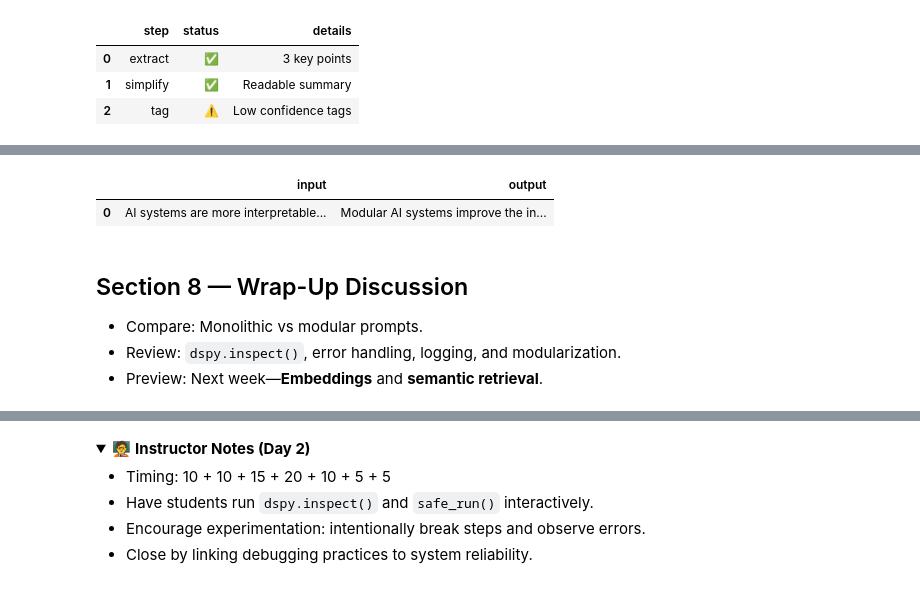
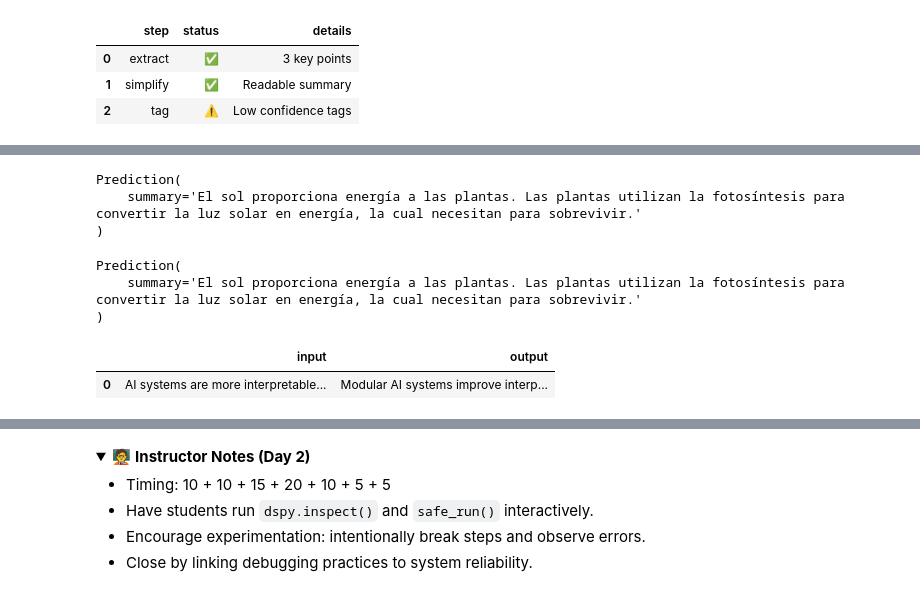
Before and after one commit to tulane-intro-ai-engineering/main, a Jupyter notebook: lectures/pipeline_lecture.ipynb, the cells around one changed output, grey strips where cells are left out. Saved outputs shown, nothing was run; the diff lists cells and outputs as text; code cells hidden in the pictures; folded sections open.

Commit message:
group exercise; more dspy examples

```diff
--- a/lectures/pipeline_lecture.ipynb
+++ b/lectures/pipeline_lecture.ipynb
@@ -476,14 +549,27 @@ pd.DataFrame(trace)
 | 1 | simplify | ✅ | Readable summary |
 | 2 | tag | ⚠️ | Low confidence tags |
 # %%
-# @title Using Classes with dspy
-class Sentiment(dspy.Module):
+# @title Using Classes with dspy.Module
+# here, we wrap our pipeline in a class called SummarizerModule
+# In the constructor (__init__), we create three dspy Predict objects
+# for the three stages of our pipeline.
+
+# Then, we implement the forward function, which runs the pipeline
+# and returns the results.
+class SummarizerModule(dspy.Module):
     def __init__(self):
-        self.predict = dspy.Predict("sentence -> sentiment:bool")
-    def forward(self, sentence):
-        return self.predict(sentence=sentence)
+      self.extract = dspy.Predict("article -> key_points")
+      self.simplify = dspy.Predict("key_points -> summary")
+      self.tag = dspy.Predict("summary -> tags: list[str]")
 
-module = Sentiment()
-print(module("This class is awesome!"))
-dspy.inspect_history(n=1)
+    def forward(self, article):
+      key_points = self.extract(article=article).key_points
+      summary = self.simplify(key_points=key_points).summary
+      tags = self.tag(summary=summary).tags
+      return summary, tags
+
+summarizer = SummarizerModule()
+summary, tags = summarizer(article="The sun provides energy for plants. Plants use photosynthesis to convert sun into energy. Plants need energy to survive")
+print('summary=', summary)
+print('tags=', tags)
 # %% [output]
@@ -540,19 +578,42 @@ The sun serves as the main energy source for plants, which rely on photosynthesi
+# %%
+# @title Customizing instructions in dspy using the Signature class.
+# We add an additional parameter `instructions`.
+spanish_summarizer = dspy.Predict(
+                        dspy.Signature("article -> summary",
+                        instructions='Summarize the article in Spanish'))
+
+print(spanish_summarizer(article="The sun provides energy for plants. Plants use photosynthesis to convert sun into energy. Plants need energy to survive"))
+# dspy.inspect_history(1)
+# %% [output]
+Prediction(
+    summary='El sol proporciona energía a las plantas. Las plantas utilizan la fotosíntesis para convertir la luz solar en energía, la cual necesitan para sobrevivir.'
+)
+# %%
+#@title Same thing, but defining fields explicitly as class attributes.
+class SpanishSummarizer(dspy.Signature):
+  """
+  Summarize the article in Spanish
+  """
+  article: str = dspy.InputField()
+  summary: str = dspy.OutputField()
+
+spanish_summarizer2 = dspy.Predict(SpanishSummarizer)
+print(spanish_summarizer(article="The sun provides energy for plants. Plants use photosynthesis to convert sun into energy. Plants need energy to survive"))
+# %% [output]
+Prediction(
+    summary='El sol proporciona energía a las plantas. Las plantas utilizan la fotosíntesis para convertir la luz solar en energía, la cual necesitan para sobrevivir.'
+)
 # %%
 # @title logging steps
+import pandas as pd
+pd.set_option("display.max_colwidth", None)  # don't truncate/wrap long text
+
 logs = []
 article = "AI systems are more interpretable when modular."
-summary = module(article)
+summary, tags = summarizer(article)
 logs.append({"input": article, "output": summary})
 
-import pandas as pd
 pd.DataFrame(logs)
 # %% [output]
 |  | input | output |
-| 0 | AI systems are more interpretable... | Modular AI systems improve the in... |
+| 0 | AI systems are more interpretable... | Modular AI systems improve interp... |
-# %% [markdown]
-
-## Section 8 — Wrap-Up Discussion
-
-- Compare: Monolithic vs modular prompts.
-- Review: `dspy.inspect()`, error handling, logging, and modularization.
-- Preview: Next week—**Embeddings** and **semantic retrieval**.
```
Also changed, not shown: parts of 16 cells of this notebook.
